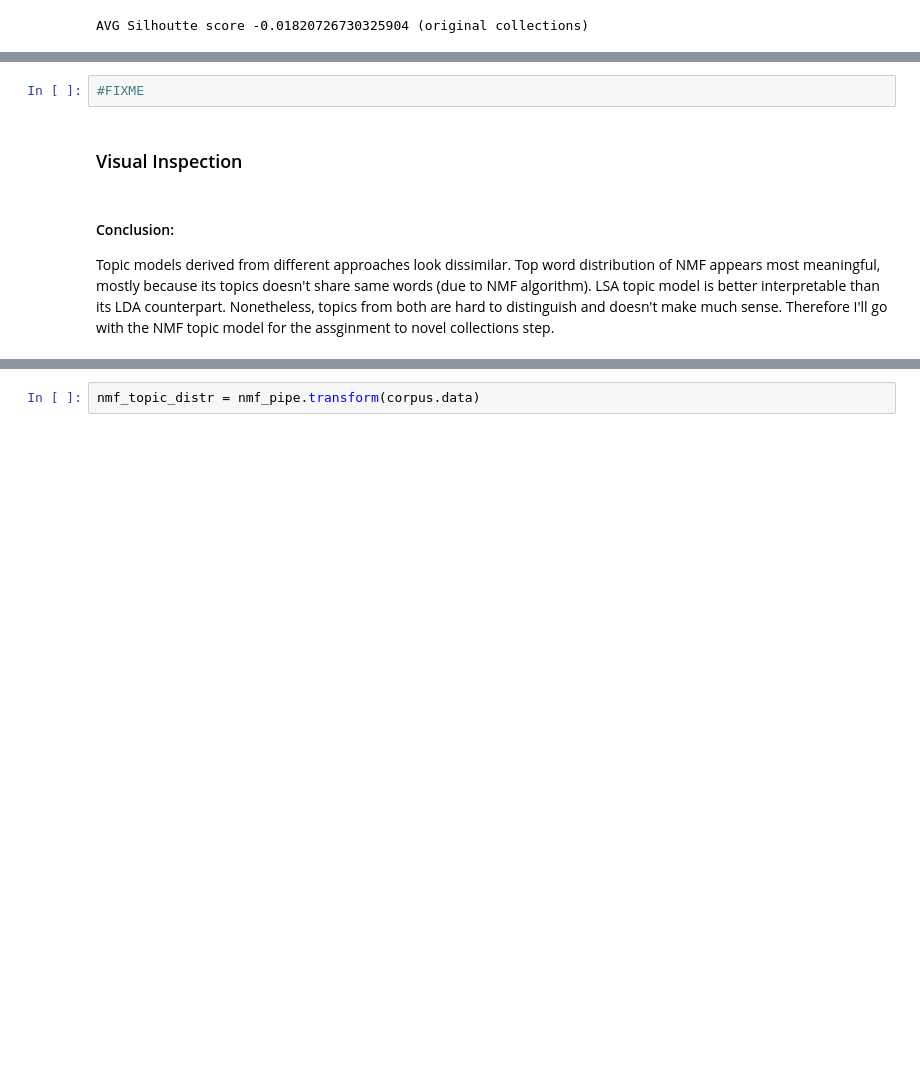
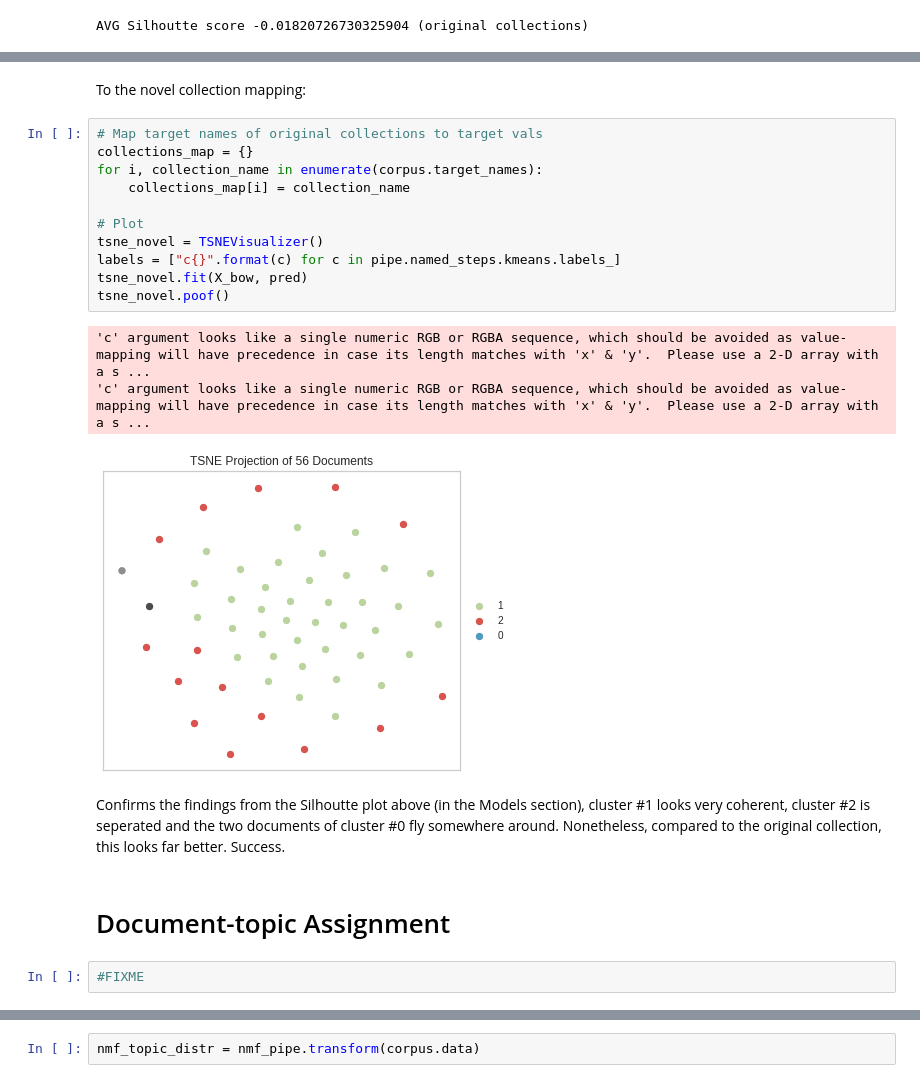
Before and after one commit to datadonK23/pyData-Projects, a Jupyter notebook: HolmesClustering/holmes_clustering/notebook/2_Modeling.ipynb, the cells around one changed output, grey strips where cells are left out. Cells and saved outputs as stored; diff of their text form; blank space fills up the shorter version.

```diff
--- a/HolmesClustering/holmes_clustering/notebook/2_Modeling.ipynb
+++ b/HolmesClustering/holmes_clustering/notebook/2_Modeling.ipynb
@@ -112,12 +138,24 @@ AVG Silhoutte score -0.01820726730325904 (original collections)
+# %% [markdown]
+To the novel collection mapping:
+# %%
+# Map target names of original collections to target vals
+collections_map = {}
+for i, collection_name in enumerate(corpus.target_names):
+    collections_map[i] = collection_name
+
+# Plot
+tsne_novel = TSNEVisualizer()
+labels = ["c{}".format(c) for c in pipe.named_steps.kmeans.labels_]
+tsne_novel.fit(X_bow, pred)
+tsne_novel.poof()
+# %% [output]
+'c' argument looks like a single numeric RGB or RGBA sequence, which should be avoided as value-mapping will have precedence in case its length matches with 'x' & 'y'.  Please use a 2-D array with a s ...
+'c' argument looks like a single numeric RGB or RGBA sequence, which should be avoided as value-mapping will have precedence in case its length matches with 'x' & 'y'.  Please use a 2-D array with a s ...
+[figure, added]
+# %% [markdown]
+Confirms the findings from the Silhoutte plot above (in the Models section), cluster \#1 looks very coherent, cluster \#2 is seperated and the two documents of cluster \#0 fly somewhere around.
+Nonetheless, compared to the original collection, this looks far better. Success.
+# %% [markdown]
+# Document-topic Assignment
 # %%
 #FIXME
-# %% [markdown]
-### Visual Inspection
-# %% [markdown]
-#### Conclusion:
-
-Topic models derived from different approaches look dissimilar. Top word distribution of NMF appears most
-meaningful, mostly because its topics doesn't share same words (due to NMF algorithm). LSA topic model is
-better interpretable than its LDA counterpart. Nonetheless, topics from both are hard to distinguish and
-doesn't make much sense. Therefore I'll go with the NMF topic model for the assginment to novel collections
-step.
```
Also changed, not shown: parts of 7 cells of this notebook, 1 other file.
